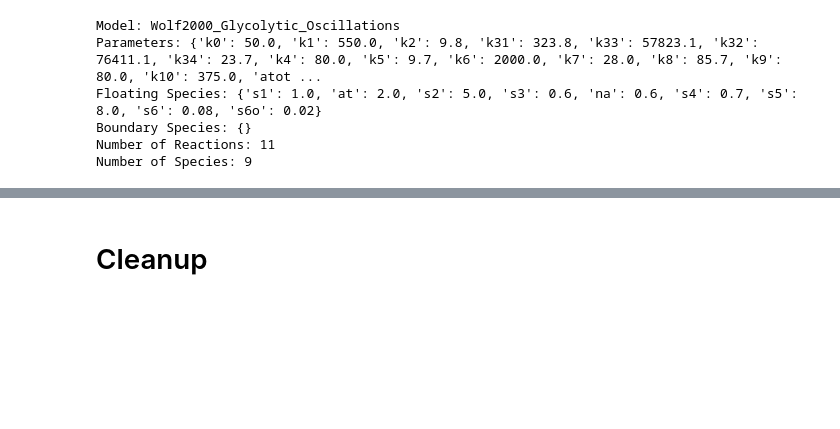
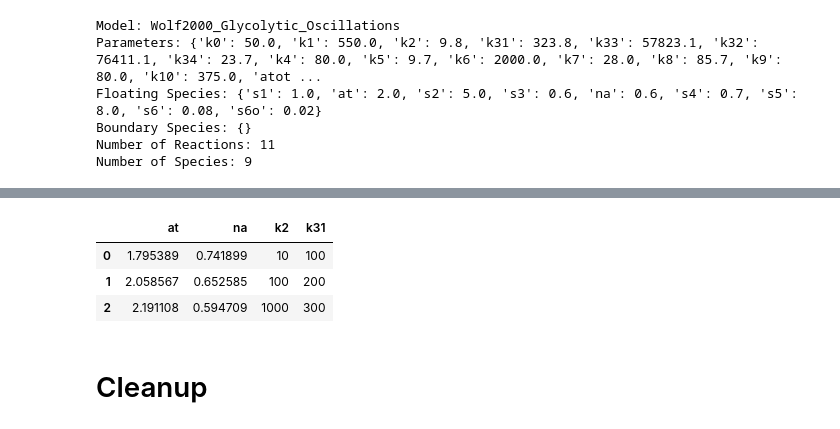
Before and after one commit to sys-bio/SimpleSEDML, a Jupyter notebook: examples/vingnette.ipynb, the cells around one changed output, grey strips where cells are left out. Saved outputs shown, nothing was run; the diff lists cells and outputs as text; code cells hidden in the pictures; blank space fills up the shorter version.

```diff
--- a/examples/vingnette.ipynb
+++ b/examples/vingnette.ipynb
@@ -420,3 +423,11 @@ Multiple plots available. Plotting the first.
+# %%
+result = executor.executeRepeatedTask()
+result
+# %% [output]
+|  | at | na | k2 | k31 |
+| 0 | 1.795389 | 0.741899 | 10 | 100 |
+| 1 | 2.058567 | 0.652585 | 100 | 200 |
+| 2 | 2.191108 | 0.594709 | 1000 | 300 |
 # %% [markdown]
 # Cleanup
 # %%
```
Also changed, not shown: parts of 1 cell of this notebook, 2 other files.
